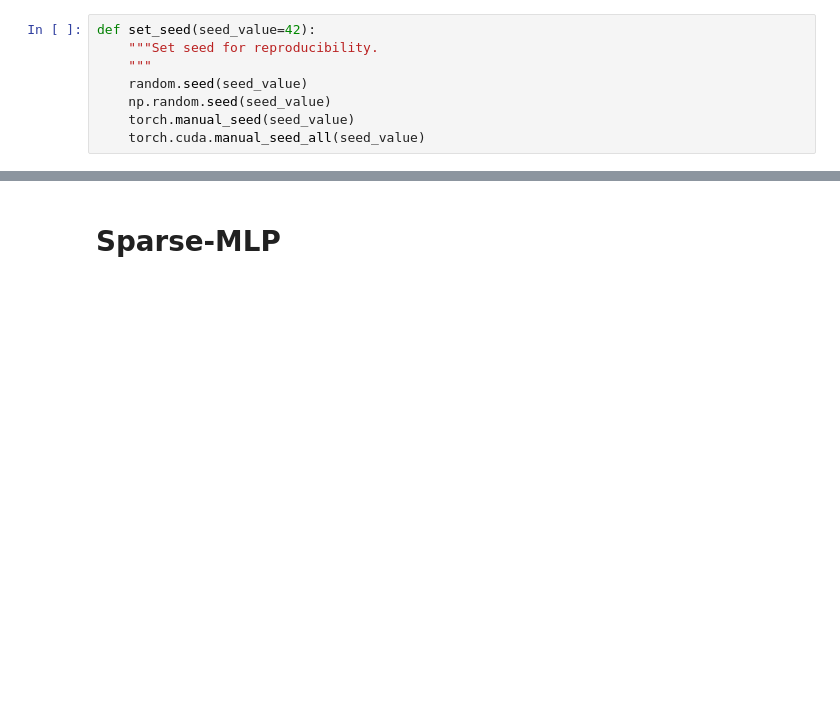
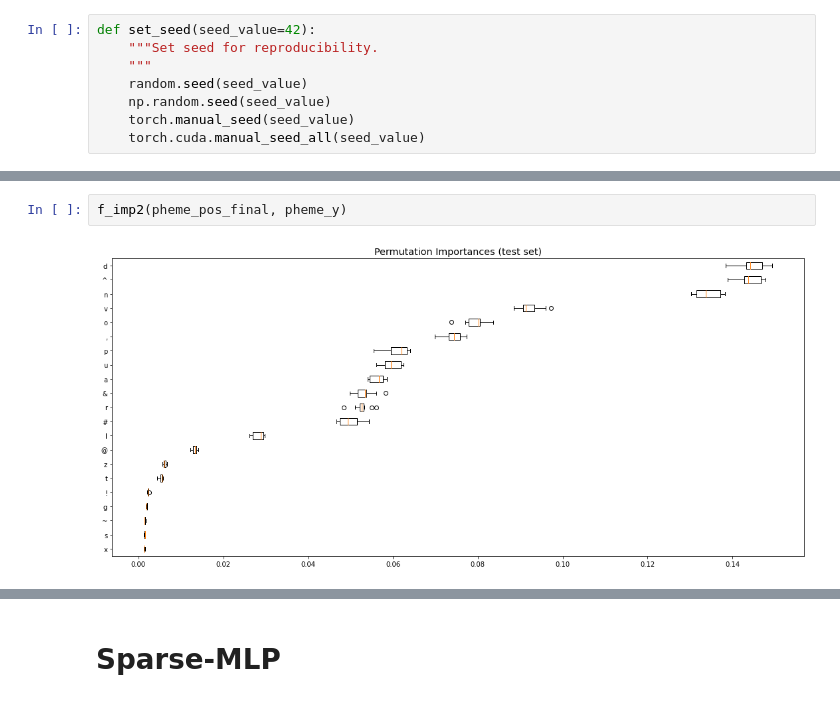
Before and after one commit to zzunebye/Capstone-code-data, a Jupyter notebook: _CLF_MLP.ipynb, the cells around one changed output, grey strips where cells are left out. Drawn from its saved outputs; the diff is of its cells as text; blank space fills up the shorter version.

```diff
--- a/_CLF_MLP.ipynb
+++ b/_CLF_MLP.ipynb
@@ -101,0 +259,4 @@ def set_seed(seed_value=42):
+# %%
+f_imp2(pheme_pos_final, pheme_y)
+# %% [output]
+[figure, added]
```
Also changed, not shown: parts of 27 cells of this notebook, 48 other files.
